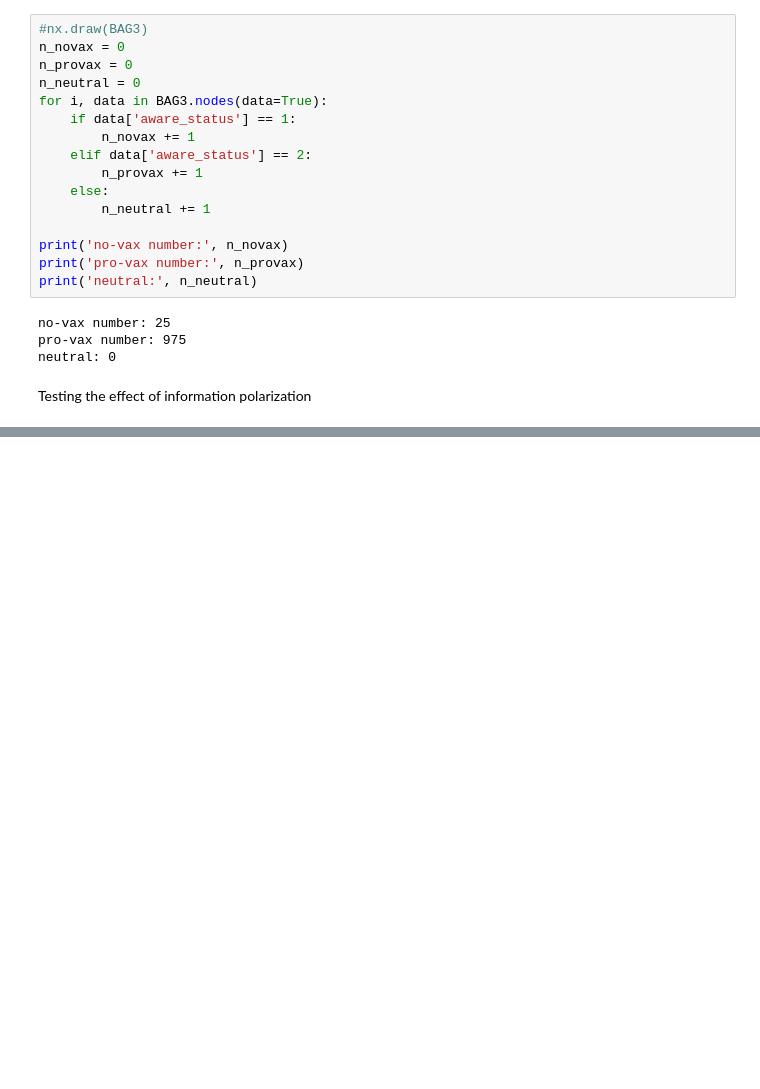
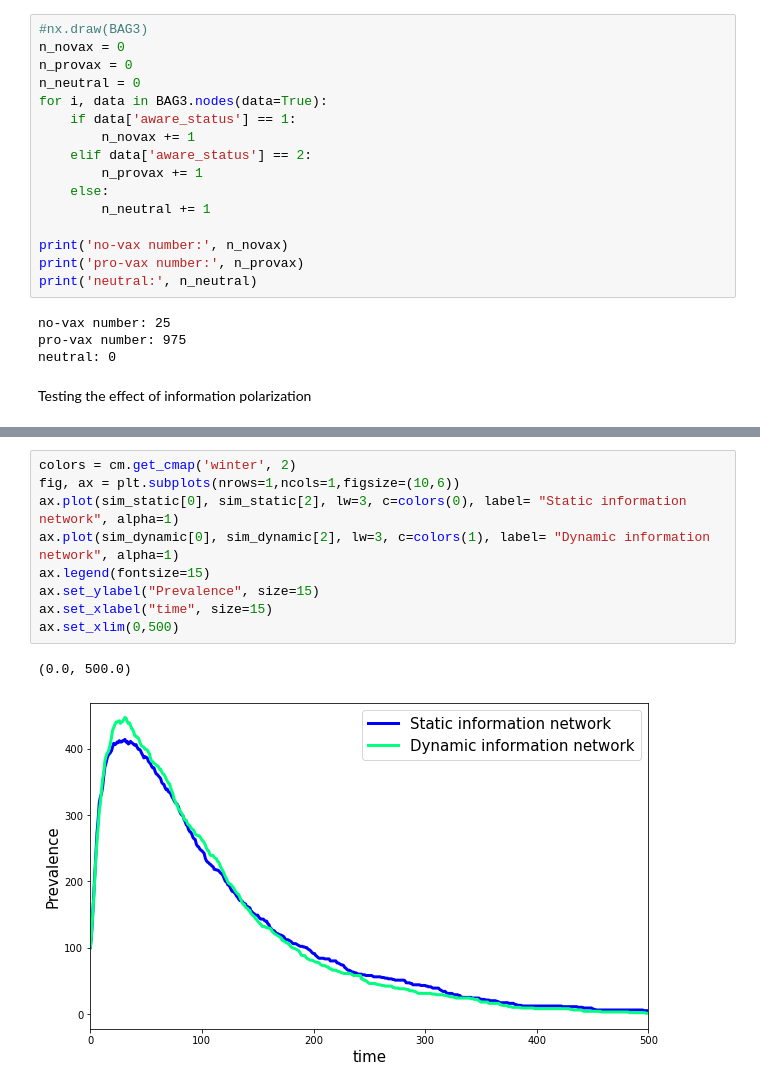
Before and after one commit to michelemcrudele/LDE-Project, a Jupyter notebook: simulation.ipynb, the cells around one changed output, grey strips where cells are left out. Saved outputs shown, nothing was run; the diff lists cells and outputs as text; blank space fills up the shorter version.

```diff
--- a/simulation.ipynb
+++ b/simulation.ipynb
@@ -99,0 +100,12 @@ TypeError: SIR_net_adaptive() got an unexpected keyword argument 'rewiring'
+# %%
+colors = cm.get_cmap('winter', 2)
+fig, ax = plt.subplots(nrows=1,ncols=1,figsize=(10,6))
+ax.plot(sim_static[0], sim_static[2], lw=3, c=colors(0), label= "Static information network", alpha=1)
+ax.plot(sim_dynamic[0], sim_dynamic[2], lw=3, c=colors(1), label= "Dynamic information network", alpha=1)
+ax.legend(fontsize=15)
+ax.set_ylabel("Prevalence", size=15)
+ax.set_xlabel("time", size=15)
+ax.set_xlim(0,500)
+# %% [output]
+(0.0, 500.0)
+[figure, added]
```
Also changed, not shown: parts of 3 cells of this notebook.
